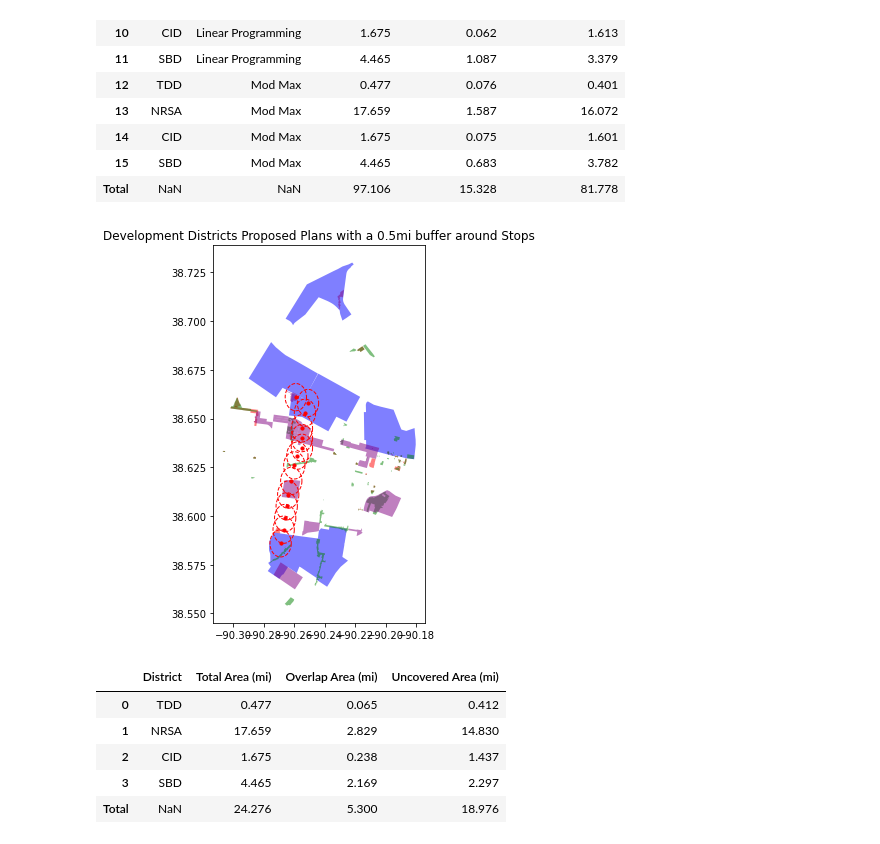
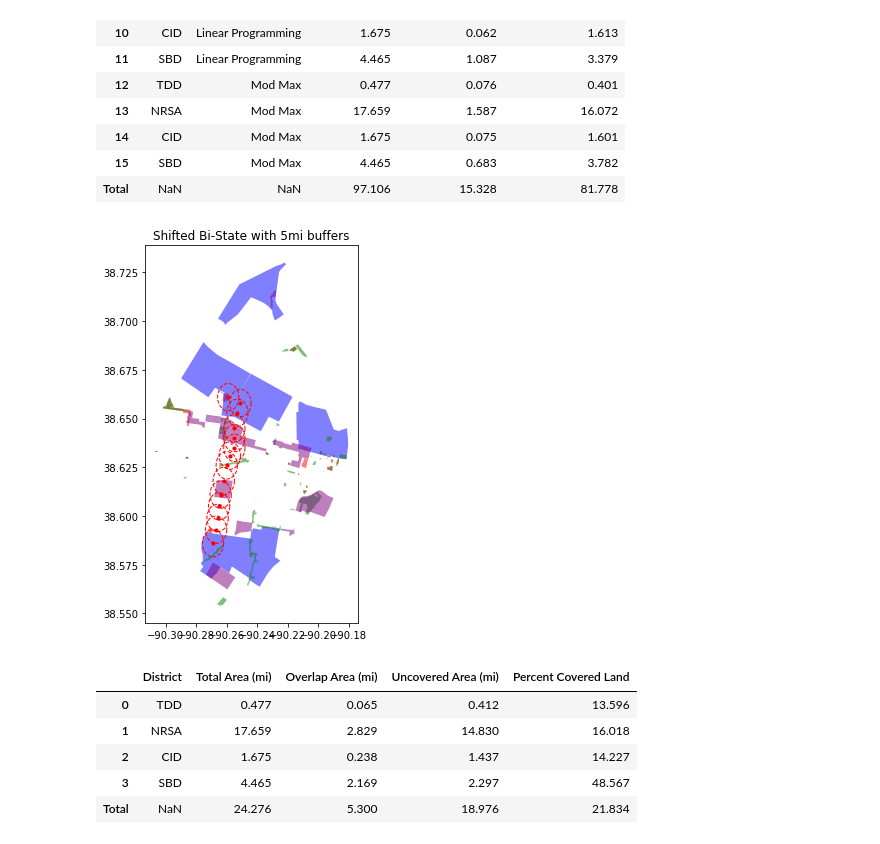
Before and after one commit to juliatompkins/trio-capstone, a Jupyter notebook: svr/SVR Classification.ipynb, the cells around one changed output. Drawn from its saved outputs; the diff is of its cells as text; code cells hidden in the pictures.

```diff
--- a/svr/SVR Classification.ipynb
+++ b/svr/SVR Classification.ipynb
@@ -682,44 +682,46 @@ for dist, name in zip(dists, dist_names):
 
     data.append({'District': name,
                  'Total Area (mi)': total_area_mi,
                  'Overlap Area (mi)': overlap_area_mi,
                  'Uncovered Area (mi)': not_covered_area_mi})
 
 zonalStats_dists_nudge = pd.DataFrame(data)
 #sum_row = pd.Series(zonalStats_dists_nudge.sum(numeric_only=True), name='Total')
 zonalStats_dists_nudge = zonalStats_dists_nudge.append(sum_row)
 
 ######################################################################
 # Plotting
 fig, ax = plt.subplots(figsize=(8, 6))
 
 stops = gpd.read_file(shapefile_path)
 stops = stops.to_crs("EPSG:4326")
 
 col = 0
 for dist in dists:
     dist.plot(ax=ax, color=colors[col], alpha=0.5, label=dist_names[col])
     col += 1
 
 stops_buffer = stops.buffer(r)
 stops_buffer.plot(ax=ax, edgecolor='red', facecolor='none', linestyle='--')
 stops.plot(ax=ax, markersize=10, color='red', marker='o', label='Stops')
 
-ax.set_title('Development Districts Proposed Plans using 0.5mi stop buffers')
+ax.set_title('Shifted Bi-State with 5mi buffers')
 plt.tight_layout()
 plt.savefig('outputs\OverlayDistsNudge.png')
 plt.show()
 # %% [output]
-[figure, old version]
+[figure, new version]
 # %%
+zonalStats_dists_nudge['Percent Covered Land'] = (zonalStats_dists_nudge['Overlap Area (mi)'] / zonalStats_dists_nudge['Total Area (mi)']) * 100
+
 display(zonalStats_dists_nudge)
 # %% [output]
-|  | District | Total Area (mi) | Overlap Area (mi) | Uncovered Area (mi) |
-| 0 | TDD | 0.477 | 0.065 | 0.412 |
-| 1 | NRSA | 17.659 | 2.829 | 14.830 |
-| 2 | CID | 1.675 | 0.238 | 1.437 |
-| 3 | SBD | 4.465 | 2.169 | 2.297 |
-| Total | NaN | 24.276 | 5.300 | 18.976 |
+|  | District | Total Area (mi) | Overlap Area (mi) | Uncovered Area (mi) | Percent Covered Land |
+| 0 | TDD | 0.477 | 0.065 | 0.412 | 13.596 |
+| 1 | NRSA | 17.659 | 2.829 | 14.830 | 16.018 |
+| 2 | CID | 1.675 | 0.238 | 1.437 | 14.227 |
+| 3 | SBD | 4.465 | 2.169 | 2.297 | 48.567 |
+| Total | NaN | 24.276 | 5.300 | 18.976 | 21.834 |
 # %%
 fig, ax = plt.subplots(figsize=(8, 6))
 
```
Also changed, not shown: parts of 1 cell of this notebook, 2 other files.
